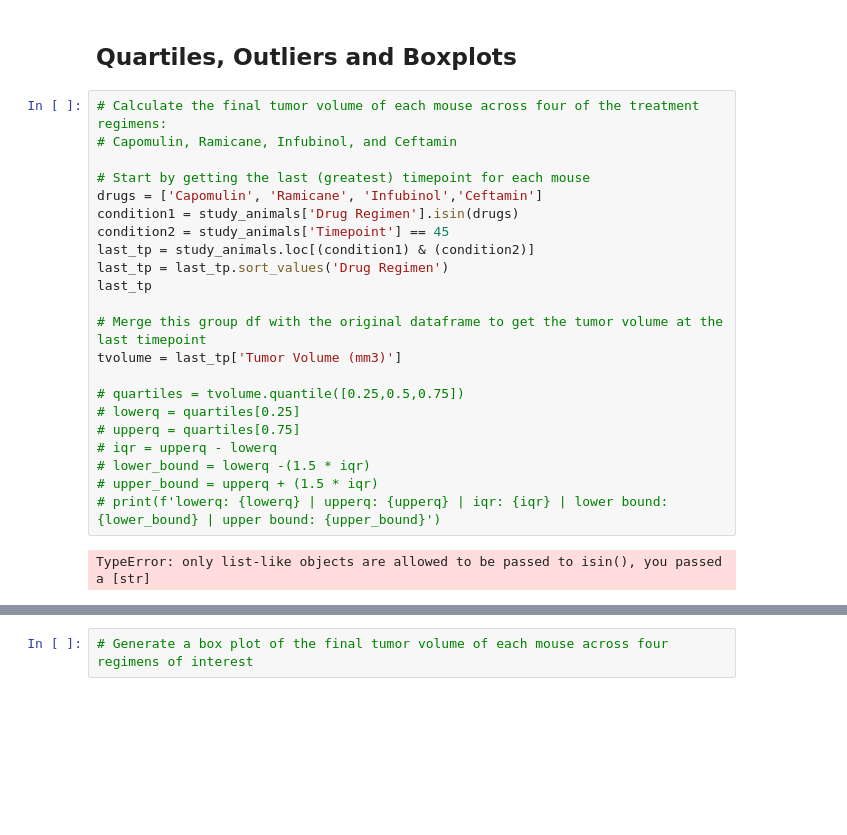
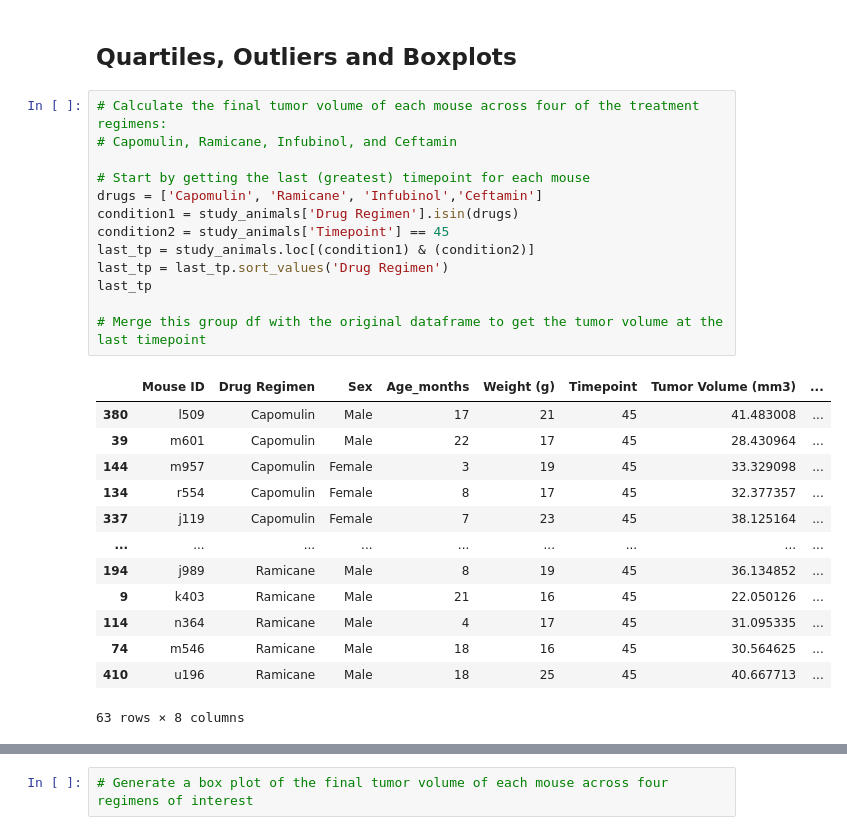
Before and after one commit to dany-roman/anti-tumor-therapeutic-analysis, a Jupyter notebook: animal study analysis.ipynb, the cells around one changed output, grey strips where cells are left out. Saved outputs shown, nothing was run; the diff lists cells and outputs as text; blank space fills up the shorter version.

```diff
--- a/animal study analysis.ipynb
+++ b/animal study analysis.ipynb
@@ -166,24 +166,27 @@ Text(0, 0.5, 'Animal Sex')
 # %%
 # Calculate the final tumor volume of each mouse across four of the treatment regimens:
 # Capomulin, Ramicane, Infubinol, and Ceftamin
 
 # Start by getting the last (greatest) timepoint for each mouse
 drugs = ['Capomulin', 'Ramicane', 'Infubinol','Ceftamin']
 condition1 = study_animals['Drug Regimen'].isin(drugs)
 condition2 = study_animals['Timepoint'] == 45
 last_tp = study_animals.loc[(condition1) & (condition2)]
 last_tp = last_tp.sort_values('Drug Regimen')
 last_tp
 
 # Merge this group df with the original dataframe to get the tumor volume at the last timepoint
-tvolume = last_tp['Tumor Volume (mm3)']
-
-# quartiles = tvolume.quantile([0.25,0.5,0.75])
-# lowerq = quartiles[0.25]
-# upperq = quartiles[0.75]
-# iqr = upperq - lowerq
-# lower_bound = lowerq -(1.5 * iqr)
-# upper_bound = upperq + (1.5 * iqr)
-# print(f'lowerq: {lowerq} | upperq: {upperq} | iqr: {iqr} | lower bound: {lower_bound} | upper bound: {upper_bound}')
 # %% [output]
+|  | Mouse ID | Drug Regimen | Sex | Age_months | Weight (g) | Timepoint | Tumor Volume (mm3) | ... |
+| 380 | l509 | Capomulin | Male | 17 | 21 | 45 | 41.483008 | ... |
+| 39 | m601 | Capomulin | Male | 22 | 17 | 45 | 28.430964 | ... |
+| 144 | m957 | Capomulin | Female | 3 | 19 | 45 | 33.329098 | ... |
+| 134 | r554 | Capomulin | Female | 8 | 17 | 45 | 32.377357 | ... |
+| 337 | j119 | Capomulin | Female | 7 | 23 | 45 | 38.125164 | ... |
+| ... | ... | ... | ... | ... | ... | ... | ... | ... |
+| 194 | j989 | Ramicane | Male | 8 | 19 | 45 | 36.134852 | ... |
+| 9 | k403 | Ramicane | Male | 21 | 16 | 45 | 22.050126 | ... |
+| 114 | n364 | Ramicane | Male | 4 | 17 | 45 | 31.095335 | ... |
+| 74 | m546 | Ramicane | Male | 18 | 16 | 45 | 30.564625 | ... |
+| 410 | u196 | Ramicane | Male | 18 | 25 | 45 | 40.667713 | ... |
-TypeError: only list-like objects are allowed to be passed to isin(), you passed a [str]
+63 rows × 8 columns
```
Also changed, not shown: parts of 1 cell of this notebook.
